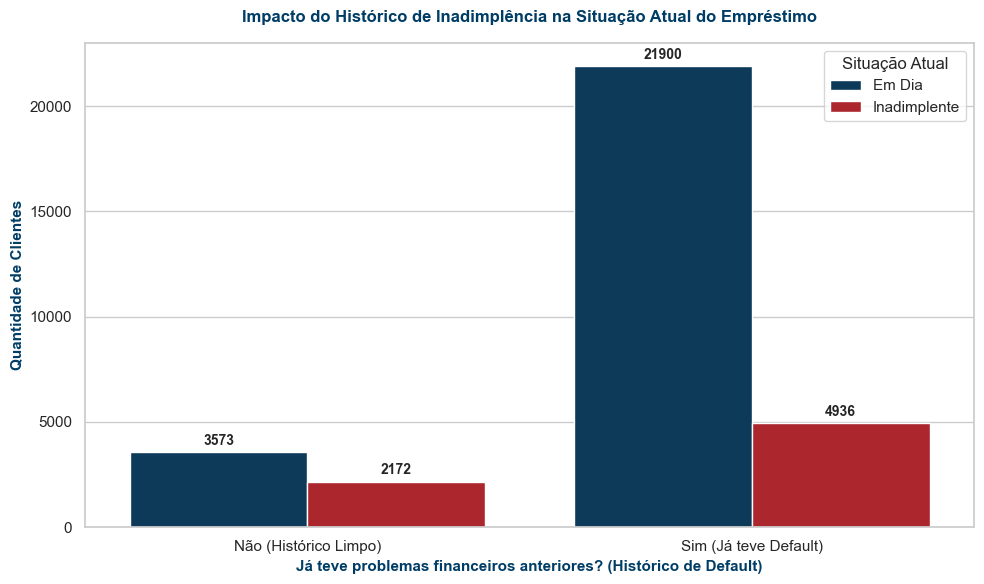
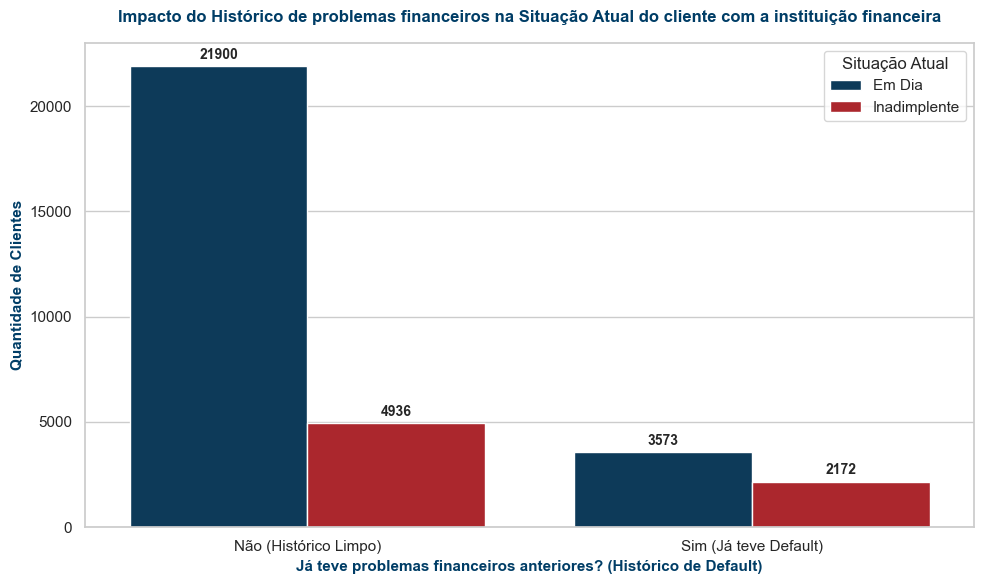
Unified diff of the notebook cell whose output changed from the first chart to the second:
--- before
+++ after
@@ -4,18 +4,19 @@
 plt.figure(figsize=(10, 6))
 
-# Criar o gráfico de barras
+# Adicionado o parâmetro 'order' para garantir que 'N' seja o primeiro (0) e 'Y' o segundo (1)
 ax = sns.countplot(
     x='cb_person_default_on_file', 
     hue='loan_status', 
     data=df, 
+    order=['N', 'Y'], # ordem explícita para garantir que 'N' (0) apareça antes de 'Y' (1)
     palette=['#003D66', '#C11119'] # Azul e Vermelho
 )
 
 # Configurações de títulos e legendas limpas para o Storytelling
-plt.title('Impacto do Histórico de Inadimplência na Situação Atual do Empréstimo', fontsize=12, fontweight='bold', color='#003D66', pad=15)
+plt.title('Impacto do Histórico de problemas financeiros na Situação Atual do cliente com a instituição financeira', fontsize=12, fontweight='bold', color='#003D66', pad=15)
 plt.xlabel('Já teve problemas financeiros anteriores? (Histórico de Default)', fontsize=11, fontweight='bold', color='#003D66')
 plt.ylabel('Quantidade de Clientes', fontsize=11, fontweight='bold', color='#003D66')
 
-# Ajustar os nomes dos eixos para o leitor entender de primeira
+# Agora ajustando para o 0, 1 bater exatamente com a ordem ['N', 'Y'] definida acima
 plt.xticks(ticks=[0, 1], labels=['Não (Histórico Limpo)', 'Sim (Já teve Default)'])
 plt.legend(title='Situação Atual', labels=['Em Dia', 'Inadimplente'])

Commit: Ajustando o gráfico de histórico anterior vs status atual